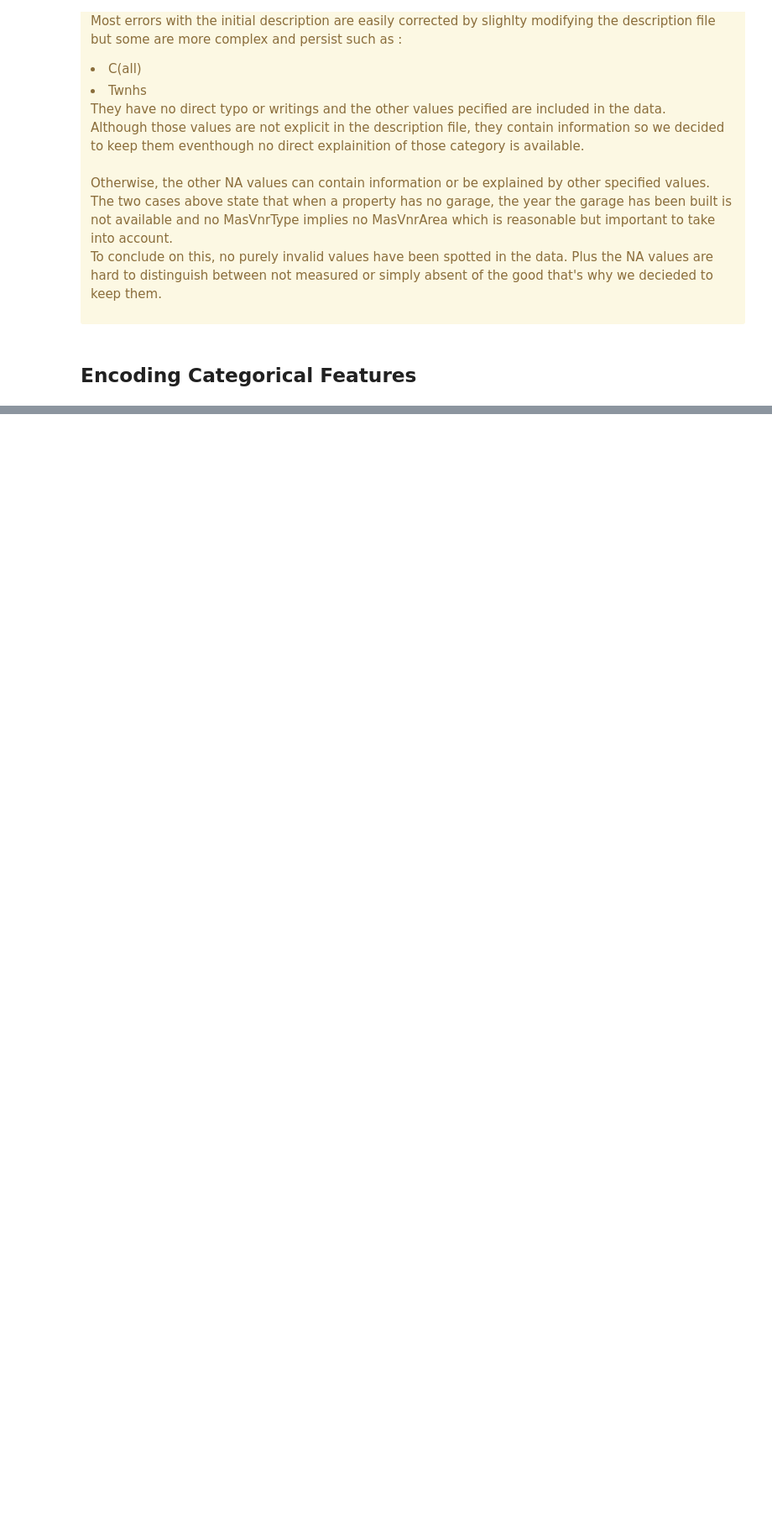
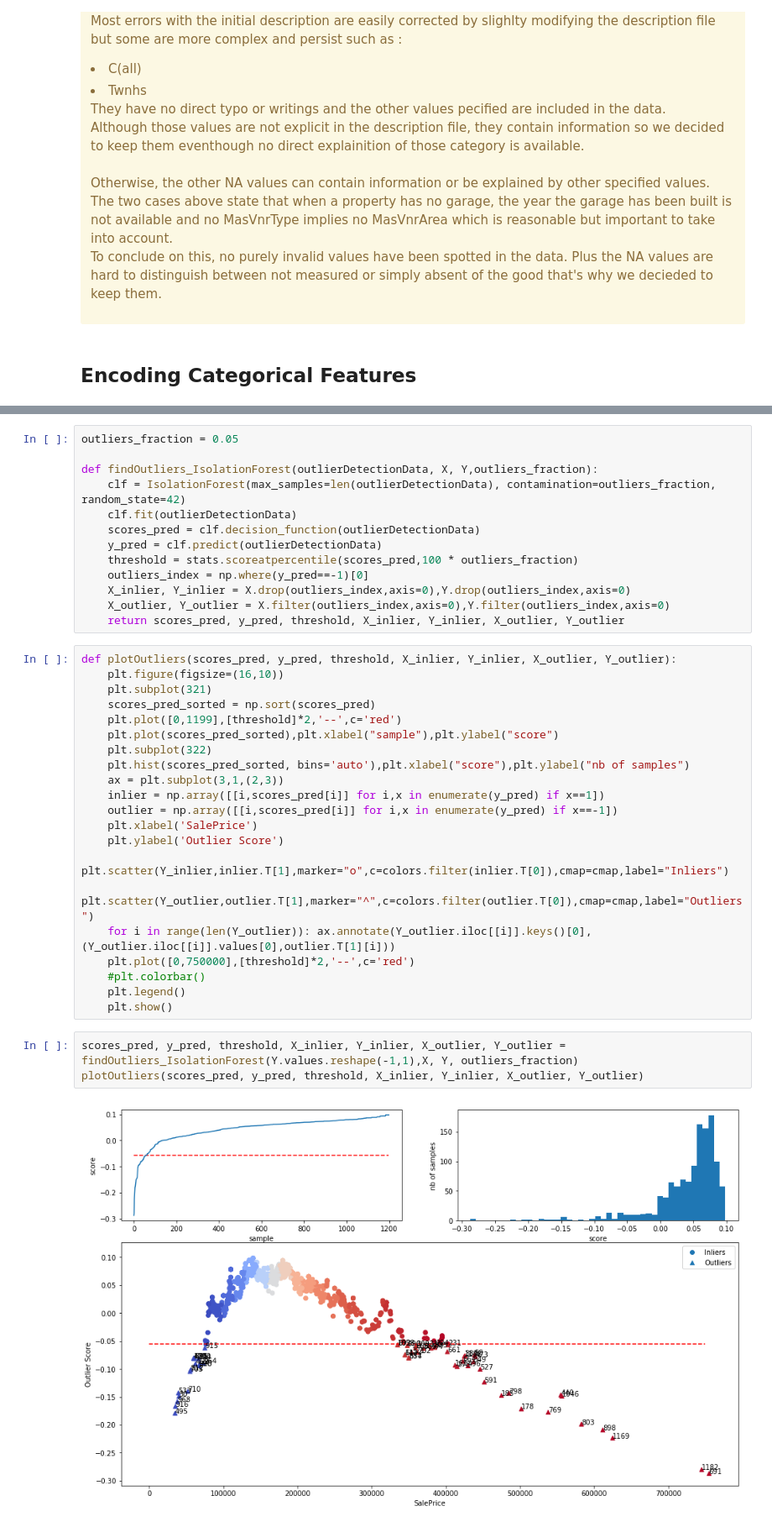
Before and after one commit to Gadiben/AML2018, a Jupyter notebook: Notebooks/challenges/Propre_Processing.ipynb, the cells around one changed output, grey strips where cells are left out. Shown at 84% size. Saved outputs shown, nothing was run; the diff lists cells and outputs as text; blank space fills up the shorter version.

```diff
--- a/Notebooks/challenges/Propre_Processing.ipynb
+++ b/Notebooks/challenges/Propre_Processing.ipynb
@@ -205,0 +246,39 @@ def encodeCategoricalFeatures(Data,labelEncode=True,oneHotEncode=False):
+# %%
+outliers_fraction = 0.05
+
+def findOutliers_IsolationForest(outlierDetectionData, X, Y,outliers_fraction):
+    clf = IsolationForest(max_samples=len(outlierDetectionData), contamination=outliers_fraction, random_state=42)
+    clf.fit(outlierDetectionData)
+    scores_pred = clf.decision_function(outlierDetectionData)
+    y_pred = clf.predict(outlierDetectionData)
+    threshold = stats.scoreatpercentile(scores_pred,100 * outliers_fraction)
+    outliers_index = np.where(y_pred==-1)[0]
+    X_inlier, Y_inlier = X.drop(outliers_index,axis=0),Y.drop(outliers_index,axis=0)
+    X_outlier, Y_outlier = X.filter(outliers_index,axis=0),Y.filter(outliers_index,axis=0)
+    return scores_pred, y_pred, threshold, X_inlier, Y_inlier, X_outlier, Y_outlier
+# %%
+def plotOutliers(scores_pred, y_pred, threshold, X_inlier, Y_inlier, X_outlier, Y_outlier):
+    plt.figure(figsize=(16,10))
+    plt.subplot(321)
+    scores_pred_sorted = np.sort(scores_pred)
+    plt.plot([0,1199],[threshold]*2,'--',c='red')
+    plt.plot(scores_pred_sorted),plt.xlabel("sample"),plt.ylabel("score")
+    plt.subplot(322)
+    plt.hist(scores_pred_sorted, bins='auto'),plt.xlabel("score"),plt.ylabel("nb of samples")
+    ax = plt.subplot(3,1,(2,3))
+    inlier = np.array([[i,scores_pred[i]] for i,x in enumerate(y_pred) if x==1])
+    outlier = np.array([[i,scores_pred[i]] for i,x in enumerate(y_pred) if x==-1])
+    plt.xlabel('SalePrice')
+    plt.ylabel('Outlier Score')
+    plt.scatter(Y_inlier,inlier.T[1],marker="o",c=colors.filter(inlier.T[0]),cmap=cmap,label="Inliers")
+    plt.scatter(Y_outlier,outlier.T[1],marker="^",c=colors.filter(outlier.T[0]),cmap=cmap,label="Outliers")
+    for i in range(len(Y_outlier)): ax.annotate(Y_outlier.iloc[[i]].keys()[0],(Y_outlier.iloc[[i]].values[0],outlier.T[1][i]))
+    plt.plot([0,750000],[threshold]*2,'--',c='red')
+    #plt.colorbar()
+    plt.legend()
+    plt.show()
+# %%
+scores_pred, y_pred, threshold, X_inlier, Y_inlier, X_outlier, Y_outlier = findOutliers_IsolationForest(Y.values.reshape(-1,1),X, Y, outliers_fraction)
+plotOutliers(scores_pred, y_pred, threshold, X_inlier, Y_inlier, X_outlier, Y_outlier)
+# %% [output]
+[figure, added]
```
Also changed, not shown: parts of 39 cells of this notebook, 2 other files.
